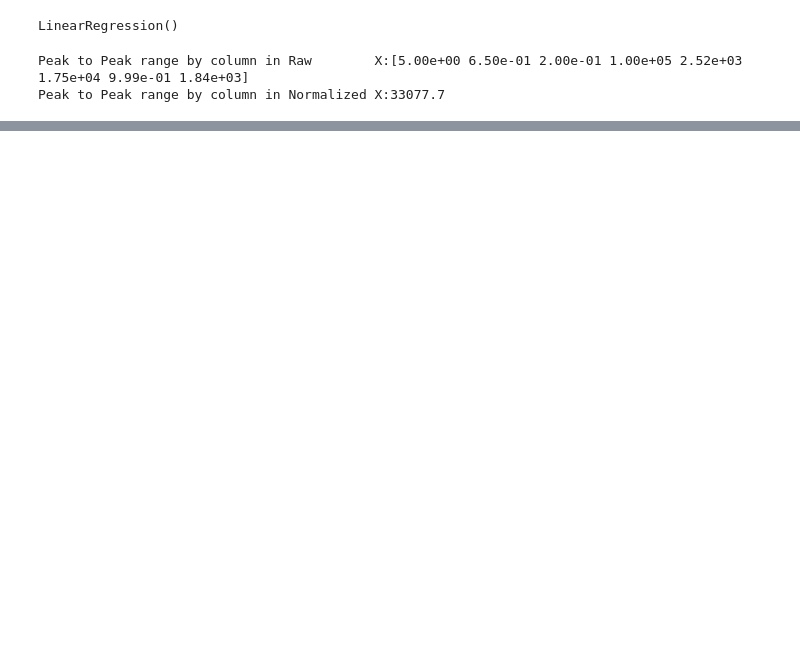
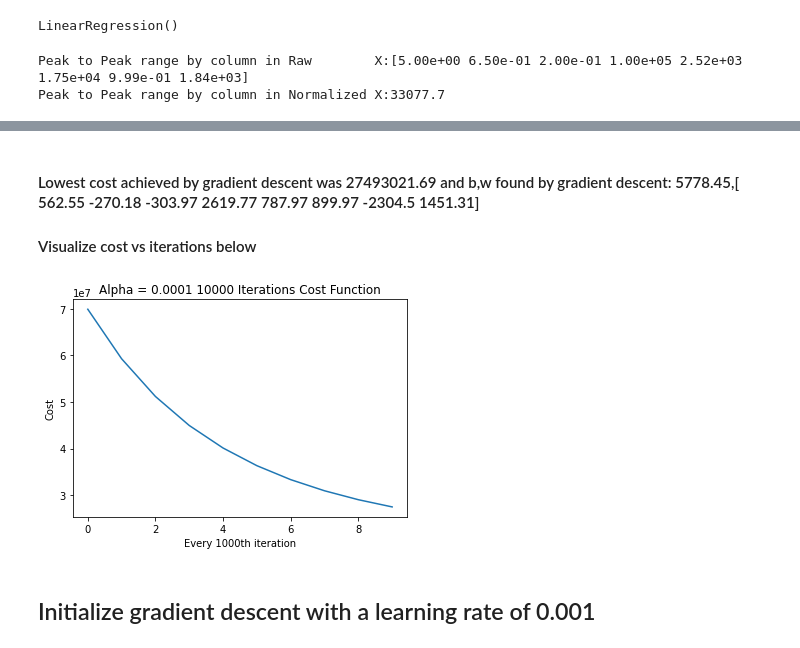
Before and after one commit to Hudaalghazouli/Crystallum-Credit-Company, a Jupyter notebook: CreditCardData.ipynb, the cells around one changed output, grey strips where cells are left out. Saved outputs shown, nothing was run; the diff lists cells and outputs as text; code cells hidden in the pictures; blank space fills up the shorter version.

Commit message:
Final update, determined we should use manual functions

```diff
--- a/CreditCardData.ipynb
+++ b/CreditCardData.ipynb
@@ -252,7 +268,7 @@ x_train, x_test, y_train, y_test = train_test_split(x_features, y_targets)
 # %%
 # create model
 model = LinearRegression()
-model.fit(x_features, y_targets)
+model.fit(x_train, y_train)
 # %% [output]
 LinearRegression()
 # %%
@@ -363,0 +378,4 @@ w_init shape: (7,), b_init type: <class 'float'>
+# %%
+b_init = 1000
+w_init = np.array([100, 100, 100, 100, 100, 100, 100, 100])
+print(f"w_init shape: {w_init.shape}, b_init type: {type(b_init)}")
@@ -504,0 +527,20 @@ def gradient_descent(X, y, w_in, b_in, cost_function, gradient_function, alpha,
+# %%
+# initialize parameters
+initial_w = np.array([100, 100 , 100, 100, 100, 100, 100, 100])
+initial_b = 1000
+
+# create empty list to store predicted credit limits
+predList = []
+
+# some gradient descent settings
+iterations = 10000
+alpha = 0.0001
+# run gradient descent
+w_final, b_final, J_hist = gradient_descent(X_norm, y_train, initial_w, initial_b,
+                                                    compute_cost, compute_gradient,
+                                                    alpha, iterations)
+print(f"b,w found by gradient descent: {b_final:0.2f},{w_final} ")
+m,_ = X_train.shape
+for i in range(m):
+    pred = np.dot(X_norm[i], w_final) + b_final
+    predList.append(pred)
@@ -504,0 +559,19 @@ def gradient_descent(X, y, w_in, b_in, cost_function, gradient_function, alpha,
+# %% [markdown]
+#### Lowest cost achieved by gradient descent was 27493021.69 and b,w found by gradient descent: 5778.45,[  562.55  -270.18  -303.97  2619.77   787.97   899.97 -2304.5   1451.31]
+
+#### Visualize cost vs iterations below
+# %%
+x = J_hist[::1000]
+
+costFigure, costFigure_axes = plt.subplots()
+costFigure_axes.plot(x)
+costFigure_axes.set_xlabel('Every 1000th iteration')
+costFigure_axes.set_ylabel('Cost')
+costFigure_axes.set_title('Alpha = 0.0001 10000 Iterations Cost Function');
+costFigure.savefig("Output_Data/visualizations/0001Alpha10000Iterations.png")
+
+plt.show()
+# %% [output]
+[figure, added]
+# %% [markdown]
+## Initialize gradient descent with a learning rate of 0.001
```
Also changed, not shown: parts of 64 cells of this notebook, 9 other files.
